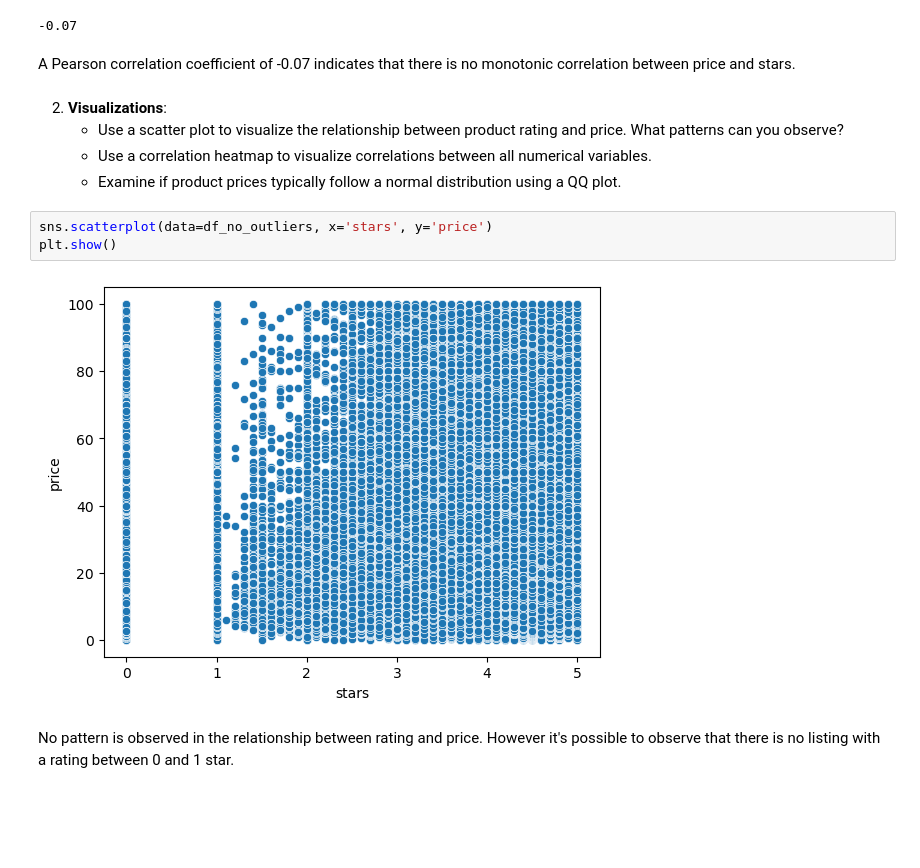
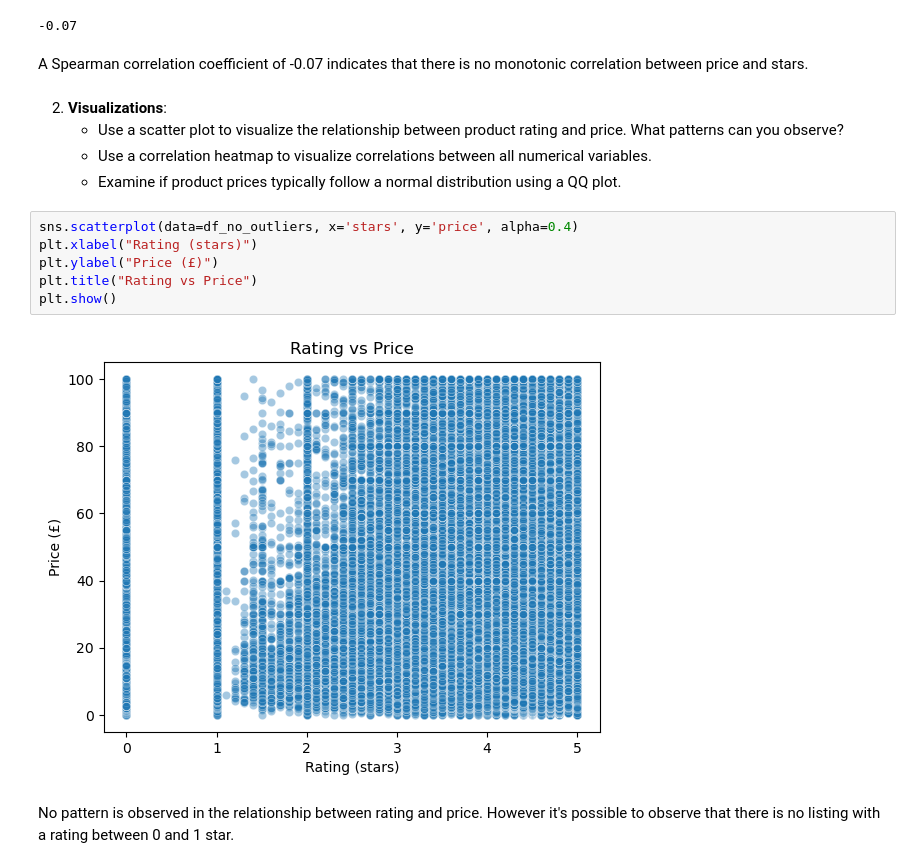
Before and after one commit to data-bootcamp-v4/lab-eda-bivariate, a Jupyter notebook: main.ipynb, the cells around one changed output. Drawn from its saved outputs; the diff is of its cells as text; blank space fills up the shorter version.

```diff
--- a/main.ipynb
+++ b/main.ipynb
@@ -467,17 +516,20 @@ round(float(df_no_outliers["stars"].corr(df_no_outliers["price"], method="spearm
 # %% [output]
 -0.07
 # %% [markdown]
-A Pearson correlation coefficient of -0.07 indicates that there is no monotonic correlation between price and stars.
+A Spearman correlation coefficient of -0.07 indicates that there is no monotonic correlation between price and stars.
 # %% [markdown]
 2. **Visualizations**:
     - Use a scatter plot to visualize the relationship between product rating and price. What patterns can you observe?
     - Use a correlation heatmap to visualize correlations between all numerical variables.
     - Examine if product prices typically follow a normal distribution using a QQ plot.
 # %%
-sns.scatterplot(data=df_no_outliers, x='stars', y='price')
+sns.scatterplot(data=df_no_outliers, x='stars', y='price', alpha=0.4)
+plt.xlabel("Rating (stars)")
+plt.ylabel("Price (£)")
+plt.title("Rating vs Price")
 plt.show()
 # %% [output]
-[figure, old version]
+[figure, new version]
 # %% [markdown]
 No pattern is observed in the relationship between rating and price. However it's possible to observe that there is no listing with a rating between 0 and 1 star.
 # %%
```
Also changed, not shown: parts of 21 cells of this notebook.
